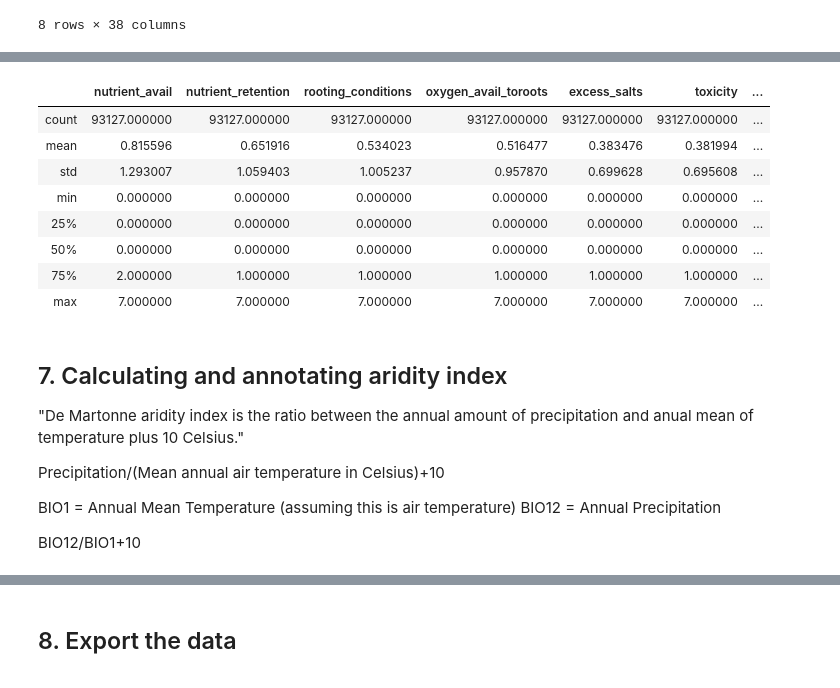
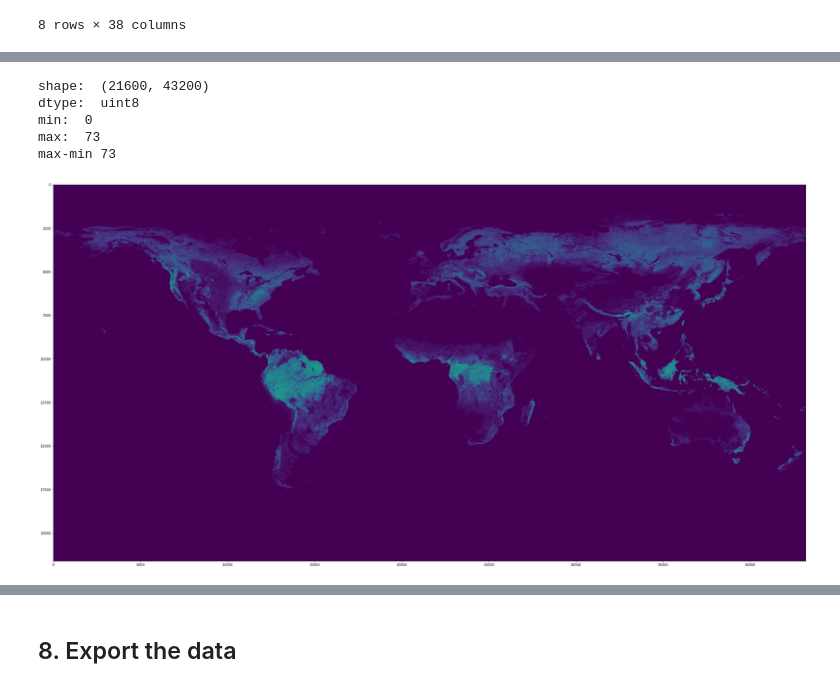
Before and after one commit to mftorres/palm_leaf, a Jupyter notebook: notebooks/01_GBIF_variables_data_prep.ipynb, the cells around one changed output, grey strips where cells are left out. Cells and saved outputs as stored; diff of their text form; code cells hidden in the pictures.

```diff
--- a/notebooks/01_GBIF_variables_data_prep.ipynb
+++ b/notebooks/01_GBIF_variables_data_prep.ipynb
@@ -764,24 +742,0 @@ nutrient_retention
-# %%
-bioenv_extract[soil_data].describe()
-# %% [output]
-|  | nutrient_avail | nutrient_retention | rooting_conditions | oxygen_avail_toroots | excess_salts | toxicity | ... |
-| count | 93127.000000 | 93127.000000 | 93127.000000 | 93127.000000 | 93127.000000 | 93127.000000 | ... |
-| mean | 0.815596 | 0.651916 | 0.534023 | 0.516477 | 0.383476 | 0.381994 | ... |
-| std | 1.293007 | 1.059403 | 1.005237 | 0.957870 | 0.699628 | 0.695608 | ... |
-| min | 0.000000 | 0.000000 | 0.000000 | 0.000000 | 0.000000 | 0.000000 | ... |
-| 25% | 0.000000 | 0.000000 | 0.000000 | 0.000000 | 0.000000 | 0.000000 | ... |
-| 50% | 0.000000 | 0.000000 | 0.000000 | 0.000000 | 0.000000 | 0.000000 | ... |
-| 75% | 2.000000 | 1.000000 | 1.000000 | 1.000000 | 1.000000 | 1.000000 | ... |
-| max | 7.000000 | 7.000000 | 7.000000 | 7.000000 | 7.000000 | 7.000000 | ... |
-# %% [markdown]
-## 7. Calculating and annotating aridity index
-
-
-"De Martonne aridity index is the ratio between the annual amount of precipitation and anual mean of temperature plus 10 Celsius."
-
-Precipitation/(Mean annual air temperature in Celsius)+10
-
-BIO1 = Annual Mean Temperature (assuming this is air temperature)
-BIO12 = Annual Precipitation
-
-BIO12/BIO1+10
@@ -789,0 +743,25 @@ bioenv_extract['aridity']=bioenv_extract['bio12']/(bioenv_extract['bio1']+10)
+# %%
+# loading tiles
+# example map with Bio4
+
+img=Image.open('../data_files/Simard_Pinto_3DGlobalVeg_JGR.tif')
+# # img.show()
+img_arr = np.array(img)
+
+print('shape: ',img_arr.shape)
+print('dtype: ',img_arr.dtype)
+print('min: ',(np.amin(img_arr)))
+print('max: ',(np.amax(img_arr)))
+print('max-min',(np.amax(img_arr))-(np.amin(img_arr)))
+
+fig,ax=plt.subplots(figsize=(43200*0.001,20880*0.001))
+ax.imshow(img_arr)
+
+plt.show()
+# %% [output]
+shape:  (21600, 43200)
+dtype:  uint8
+min:  0
+max:  73
+max-min 73
+[figure, added]
```
Also changed, not shown: parts of 6 cells of this notebook, 1 other file.
